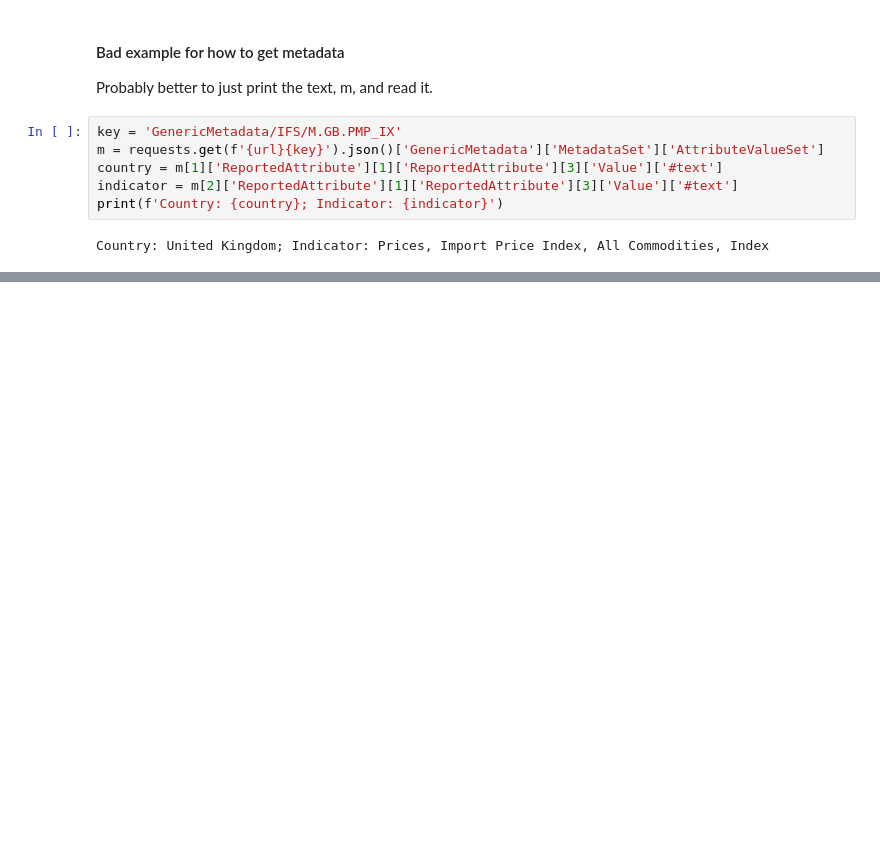
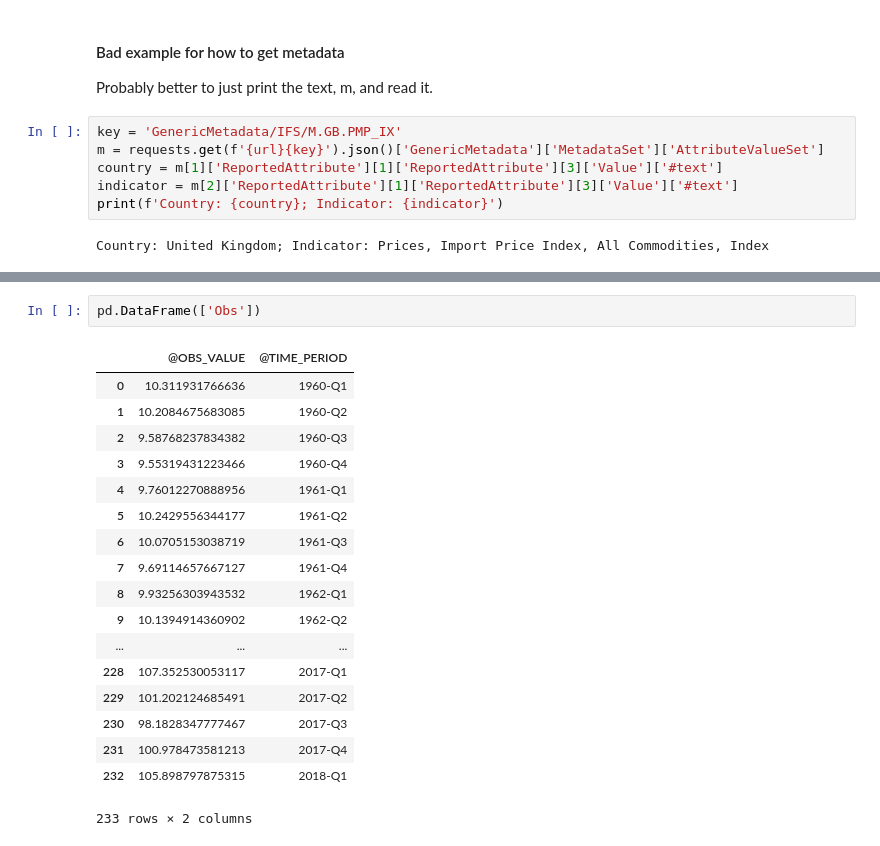
Before and after one commit to bdecon/econ_data, a Jupyter notebook: APIs/IMF.ipynb, the cells around one changed output, grey strips where cells are left out. Saved outputs shown, nothing was run; the diff lists cells and outputs as text; blank space fills up the shorter version.

```diff
--- a/APIs/IMF.ipynb
+++ b/APIs/IMF.ipynb
@@ -159,0 +294,21 @@ ax = ax.set_xlabel(recent)
+# %%
+pd.DataFrame(['Obs'])
+# %% [output]
+|  | @OBS_VALUE | @TIME_PERIOD |
+| 0 | 10.311931766636 | 1960-Q1 |
+| 1 | 10.2084675683085 | 1960-Q2 |
+| 2 | 9.58768237834382 | 1960-Q3 |
+| 3 | 9.55319431223466 | 1960-Q4 |
+| 4 | 9.76012270888956 | 1961-Q1 |
+| 5 | 10.2429556344177 | 1961-Q2 |
+| 6 | 10.0705153038719 | 1961-Q3 |
+| 7 | 9.69114657667127 | 1961-Q4 |
+| 8 | 9.93256303943532 | 1962-Q1 |
+| 9 | 10.1394914360902 | 1962-Q2 |
+| ... | ... | ... |
+| 228 | 107.352530053117 | 2017-Q1 |
+| 229 | 101.202124685491 | 2017-Q2 |
+| 230 | 98.1828347777467 | 2017-Q3 |
+| 231 | 100.978473581213 | 2017-Q4 |
+| 232 | 105.898797875315 | 2018-Q1 |
+233 rows × 2 columns
```
Also changed, not shown: parts of 16 cells of this notebook, 9 other files.
